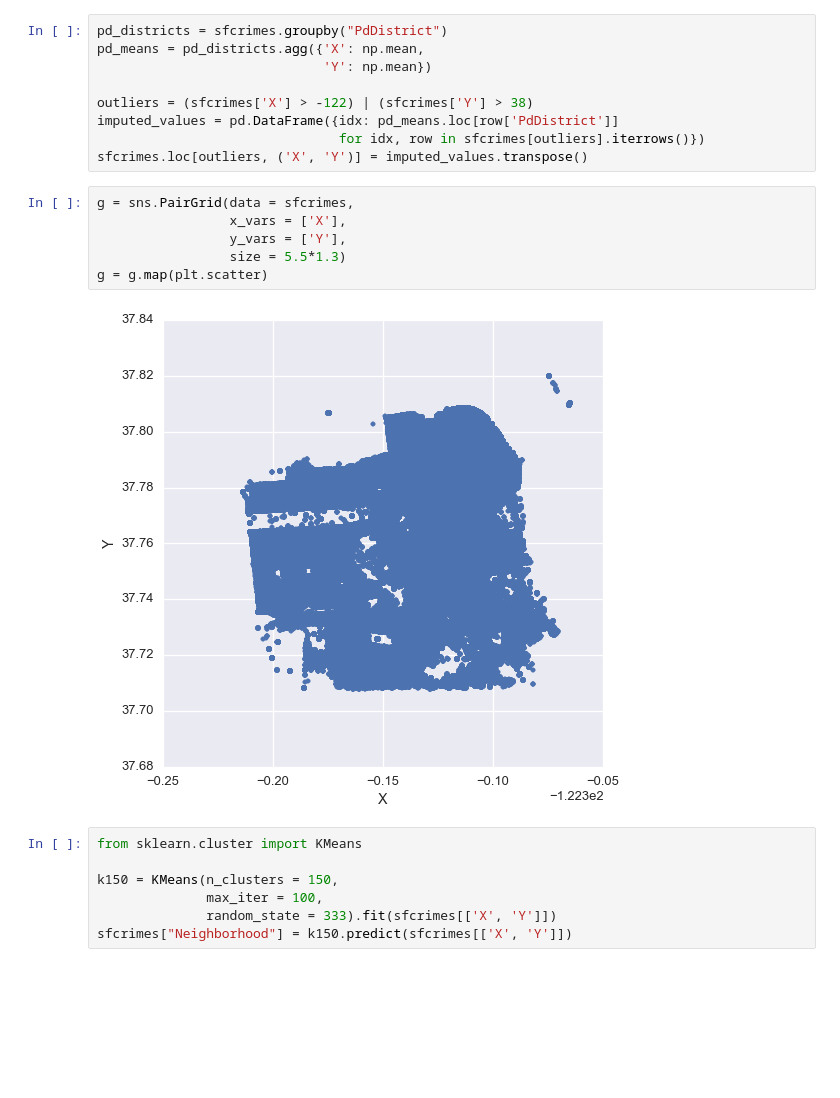
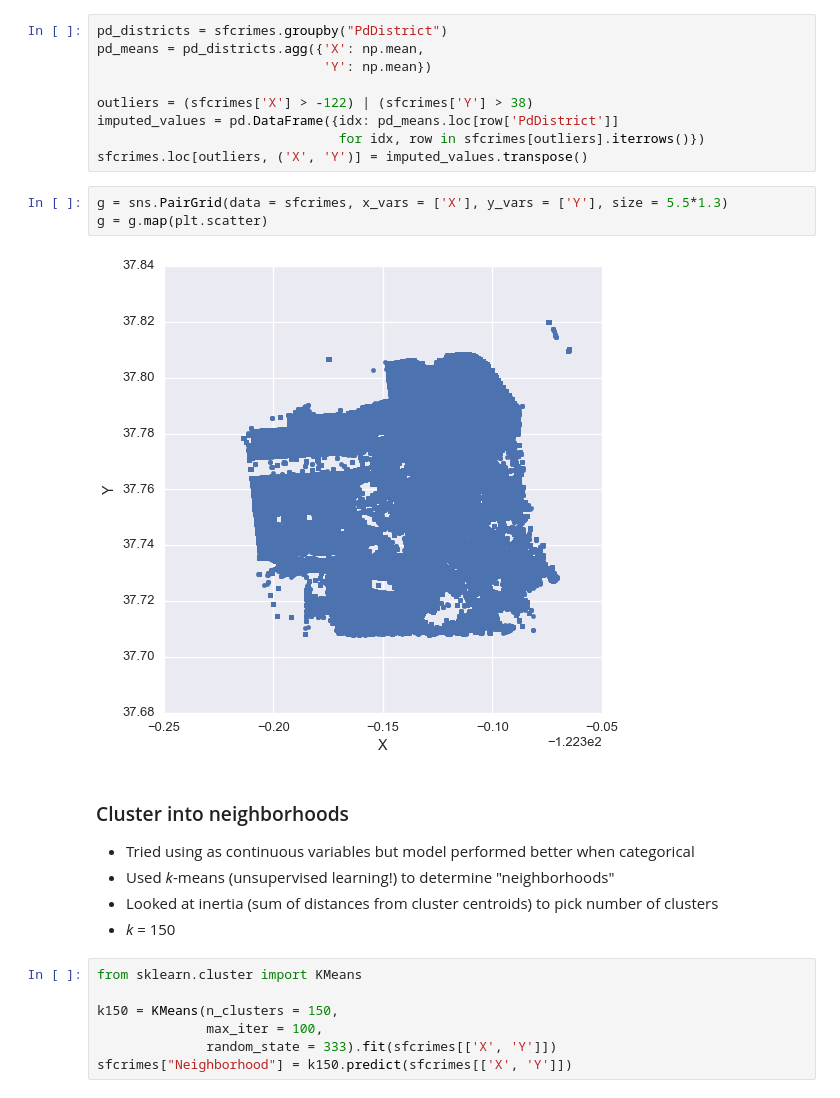
Before and after one commit to hnlee/sfcrimes, a Jupyter notebook: chipy_slides.ipynb, the cells around one changed output. Cells and saved outputs as stored; diff of their text form; blank space fills up the shorter version.

```diff
--- a/chipy_slides.ipynb
+++ b/chipy_slides.ipynb
@@ -133,13 +152,17 @@ imputed_values = pd.DataFrame({idx: pd_means.loc[row['PdDistrict']]
                                for idx, row in sfcrimes[outliers].iterrows()})
 sfcrimes.loc[outliers, ('X', 'Y')] = imputed_values.transpose()
 # %%
-g = sns.PairGrid(data = sfcrimes,
-                 x_vars = ['X'],
-                 y_vars = ['Y'],
-                 size = 5.5*1.3)
+g = sns.PairGrid(data = sfcrimes, x_vars = ['X'], y_vars = ['Y'], size = 5.5*1.3)
 g = g.map(plt.scatter)
 # %% [output]
-[figure, old version]
+[figure, new version]
+# %% [markdown]
+### Cluster into neighborhoods
+
+* Tried using as continuous variables but model performed better when categorical
+* Used _k_-means (unsupervised learning!) to determine "neighborhoods"
+* Looked at inertia (sum of distances from cluster centroids) to pick number of clusters
+* _k_ = 150
 # %%
 from sklearn.cluster import KMeans
 
```
Also changed, not shown: parts of 40 cells of this notebook.
